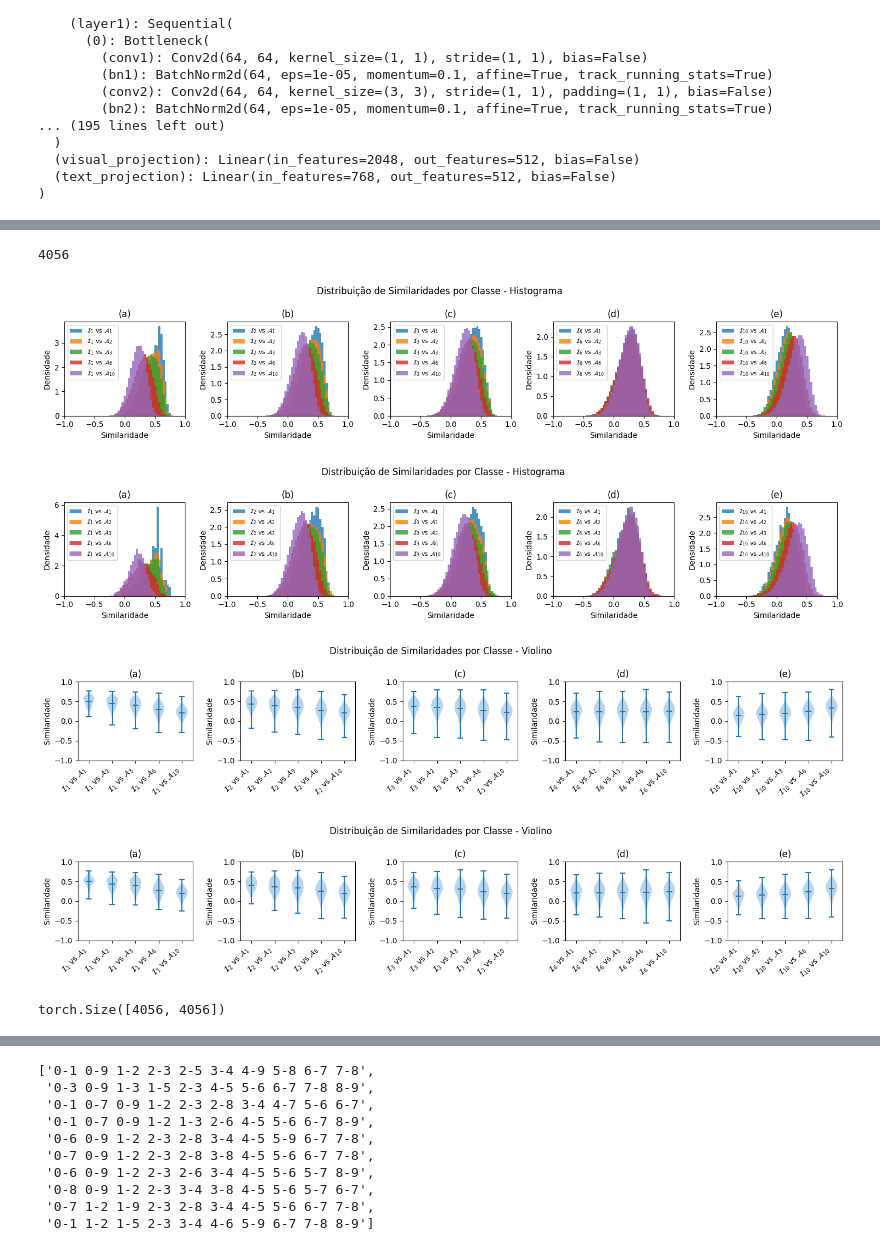
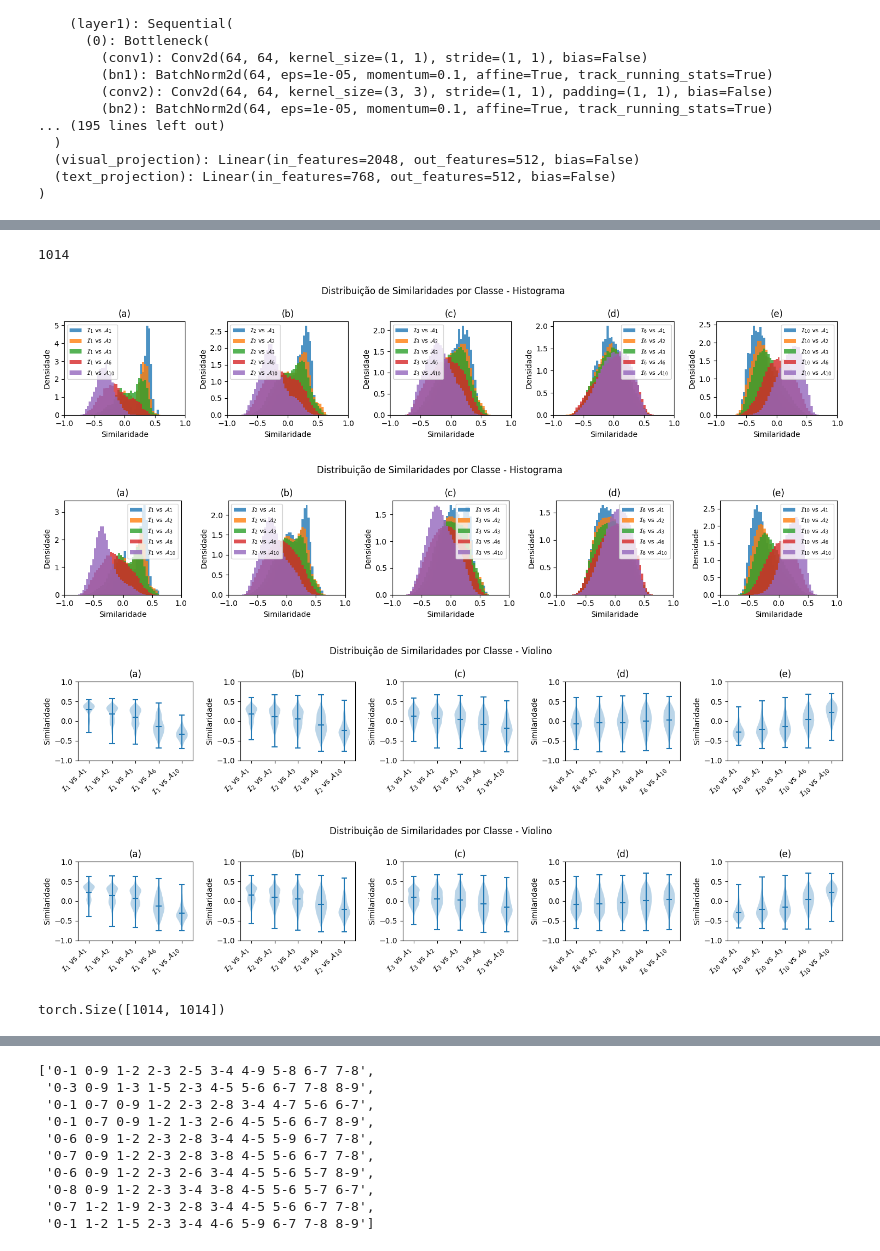
Before and after one commit to Krayth/TCC-graphs-CLIP-test2, a Jupyter notebook: Treinamento-Watts-Strogatz.ipynb, the cells around one changed output, grey strips where cells are left out. Cells and saved outputs as stored; diff of their text form; code cells hidden in the pictures.

```diff
--- a/Treinamento-Watts-Strogatz.ipynb
+++ b/Treinamento-Watts-Strogatz.ipynb
@@ -22,7 +19,7 @@ from transformers import TrainingArguments
 
 training_args = TrainingArguments(
     output_dir="../data/checkpoints/clip-model",
-    num_train_epochs=1000,
+    num_train_epochs=100,
     per_device_train_batch_size=8,
     gradient_accumulation_steps=1,
     warmup_steps=50,
@@ -176,8 +173,8 @@ model = get_model()
 tokenizer = AutoTokenizer.from_pretrained("bert-base-uncased")
 metrics = []
 
-ds_train = get_dataset_train("../Graphs/watts-strogatz-train/images", "../Graphs/watts-strogatz-train/edgelists.json", split=0)
-ds_valid = get_dataset_valid("../Graphs/watts-strogatz-valid/images", "../Graphs/watts-strogatz-valid/edgelists.json", split=0)
+ds_train = get_dataset_train("../Graphs/watts-strogatz-valid/images", "../Graphs/watts-strogatz-valid/edgelists.json", split=0)
+ds_valid = get_dataset_valid("../Graphs/watts-strogatz-train/images", "../Graphs/watts-strogatz-train/edgelists.json", split=0)
 
 dl_train = torch.utils.data.DataLoader(ds_train,
                                  batch_size=training_args.per_device_train_batch_size,
@@ -395,7 +430,7 @@ plt.show()
 # %%
 len(ds_train)
 # %% [output]
-4056
+1014
 # %%
 # Calcula similaridades
 sims_train, _ = compute_sims(model, ds_train, device=device)
@@ -441,17 +476,20 @@ def create_histograms(sim_mat, num_items_per_class, class_names, xlim=(-1, 1), o
     plt.show()
 
 # Número de elementos para cada classe
-num_items_per_class = [56, 1000, 1000, 1000, 1000] # treinamento
-#num_items_per_class = [14, 200, 200, 200, 200]   # validação
+#num_items_per_class = [56, 1000, 1000, 1000, 1000] # treinamento
+num_items_per_class = [14, 250, 250, 250, 250]   # validação
+
 class_names = ["1", "2", "3", "6", "10"]
-create_histograms(sims_train, num_items_per_class, class_names, xlim=(-1.0, 1), output_plot="hist_classes_treino_1000epoch.pdf")
+create_histograms(sims_train, num_items_per_class, class_names, xlim=(-1.0, 1), output_plot="hist_classes_treino_dataset_invertido.pdf")
 # %% [output]
-[figure, old version]
+[figure, new version]
 # %%
-num_items_per_class = [14, 250, 250, 250, 250]   # validação
-create_histograms(sims_valid, num_items_per_class, class_names, xlim=(-1.0, 1), output_plot="hist_classes_valid_1000epoch.pdf")
+#num_items_per_class = [14, 250, 250, 250, 250]   # validação
+num_items_per_class = [56, 1000, 1000, 1000, 1000] # treinamento
+
+create_histograms(sims_valid, num_items_per_class, class_names, xlim=(-1.0, 1), output_plot="hist_classes_valid_dataset_invertido.pdf")
 # %% [output]
-[figure, old version]
+[figure, new version]
 # %%
 def create_violin_plots(sim_mat, num_items_per_class, class_names, ylim=(-1, 1), output_plot=None):
     """ Plota gráficos de violino das similaridades entre classes.
@@ -496,20 +534,24 @@ def create_violin_plots(sim_mat, num_items_per_class, class_names, ylim=(-1, 1),
     plt.show()
 
 # Número de elementos para cada classe
-num_items_per_class = [56, 1000, 1000, 1000, 1000]   # treinamento
+#num_items_per_class = [56, 1000, 1000, 1000, 1000]   # treinamento
+num_items_per_class = [14, 250, 250, 250, 250] # validacao
+
 class_names = ["1", "2", "3", "6", "10"]
-create_violin_plots(sims_train, num_items_per_class, class_names, ylim=(-1.0, 1.0), output_plot="violino_classe_treino_1000epoch.pdf")
+create_violin_plots(sims_train, num_items_per_class, class_names, ylim=(-1.0, 1.0), output_plot="violino_classe_treino_dataset_invertido.pdf")
 # %% [output]
-[figure, old version]
+[figure, new version]
 # %%
-num_items_per_class = [14, 250, 250, 250, 250] # validacao
-create_violin_plots(sims_valid, num_items_per_class, class_names, ylim=(-1.0, 1.0), output_plot="violino_classe_valid_1000epoch.pdf")
+#num_items_per_class = [14, 250, 250, 250, 250] # validacao
+num_items_per_class = [56, 1000, 1000, 1000, 1000]   # treinamento
+
+create_violin_plots(sims_valid, num_items_per_class, class_names, ylim=(-1.0, 1.0), output_plot="violino_classe_valid_dataset_invertido.pdf")
 # %% [output]
-[figure, old version]
+[figure, new version]
 # %%
 sims_train.shape
 # %% [output]
-torch.Size([4056, 4056])
+torch.Size([1014, 1014])
 # %%
 sims_train_matrix = sims_train.detach().cpu()
 dist_train_matrix = torch.exp(-sims_train).detach().cpu()
```
Also changed, not shown: parts of 12 cells of this notebook.
